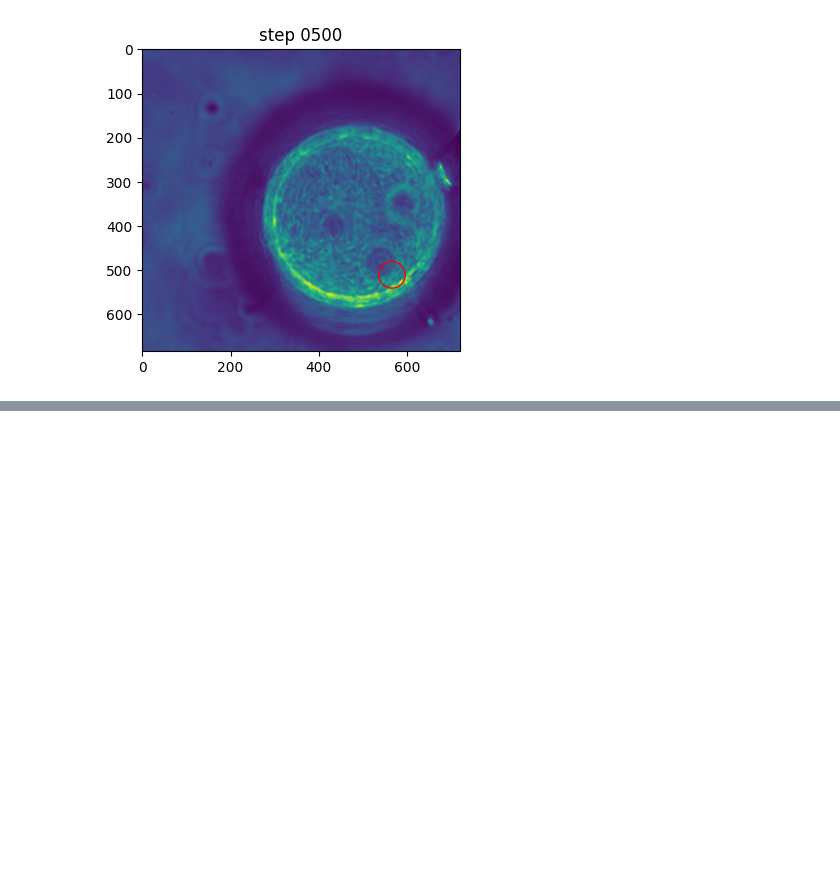
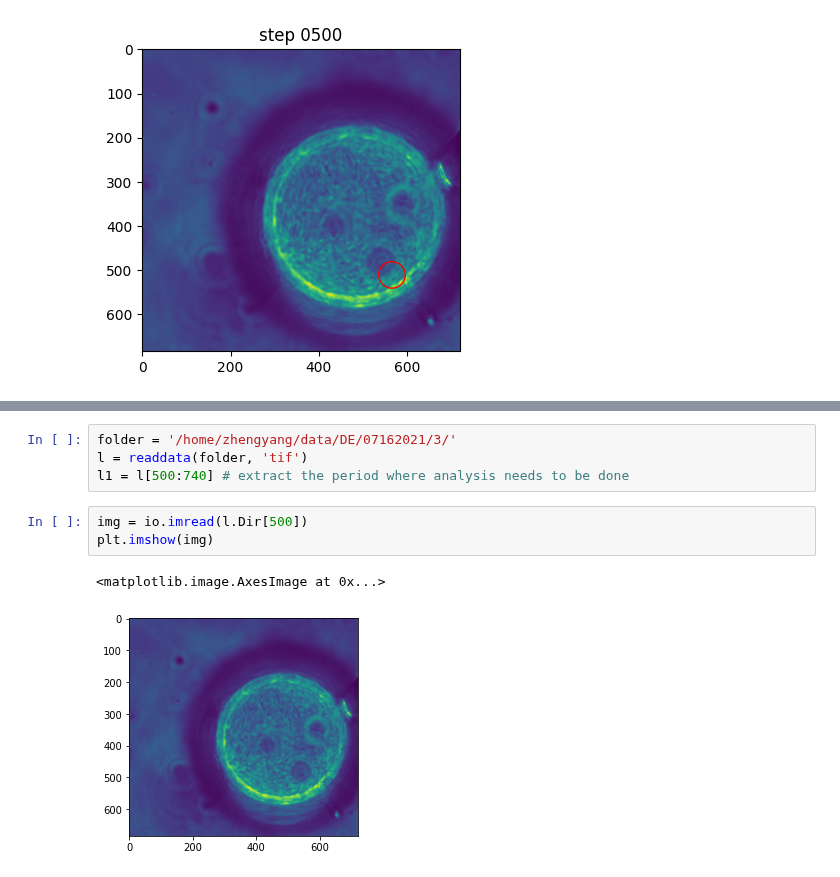
Before and after one commit to ZLoverty/DE, a Jupyter notebook: Code/Circle-detection/crop-HoughCircles.ipynb, the cells around one changed output, grey strips where cells are left out. Drawn from its saved outputs; the diff is of its cells as text; blank space fills up the shorter version.

```diff
--- a/Code/Circle-detection/crop-HoughCircles.ipynb
+++ b/Code/Circle-detection/crop-HoughCircles.ipynb
@@ -270,0 +279,10 @@ for num, i in l.iterrows():
+# %%
+folder = '/home/zhengyang/data/DE/07162021/3/'
+l = readdata(folder, 'tif')
+l1 = l[500:740] # extract the period where analysis needs to be done
+# %%
+img = io.imread(l.Dir[500])
+plt.imshow(img)
+# %% [output]
+<matplotlib.image.AxesImage at 0x...>
+[figure, added]
```
Also changed, not shown: parts of 4 cells of this notebook.
